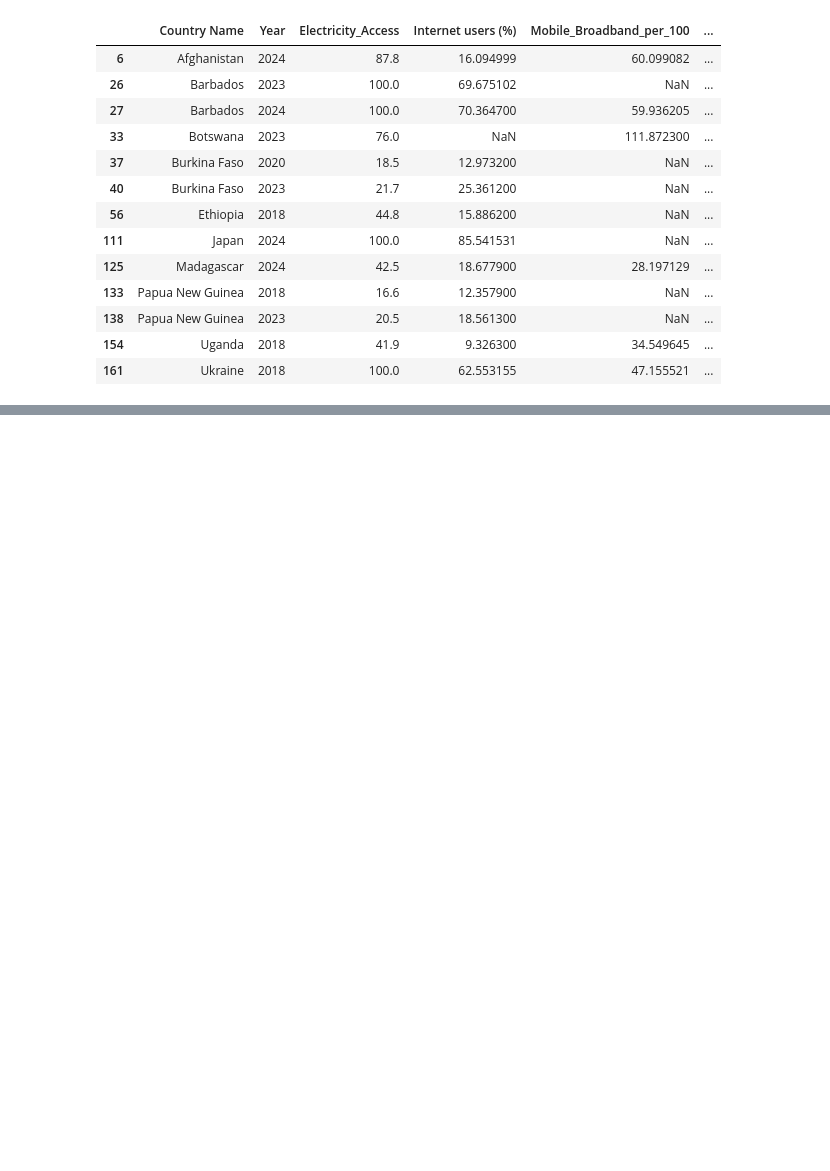
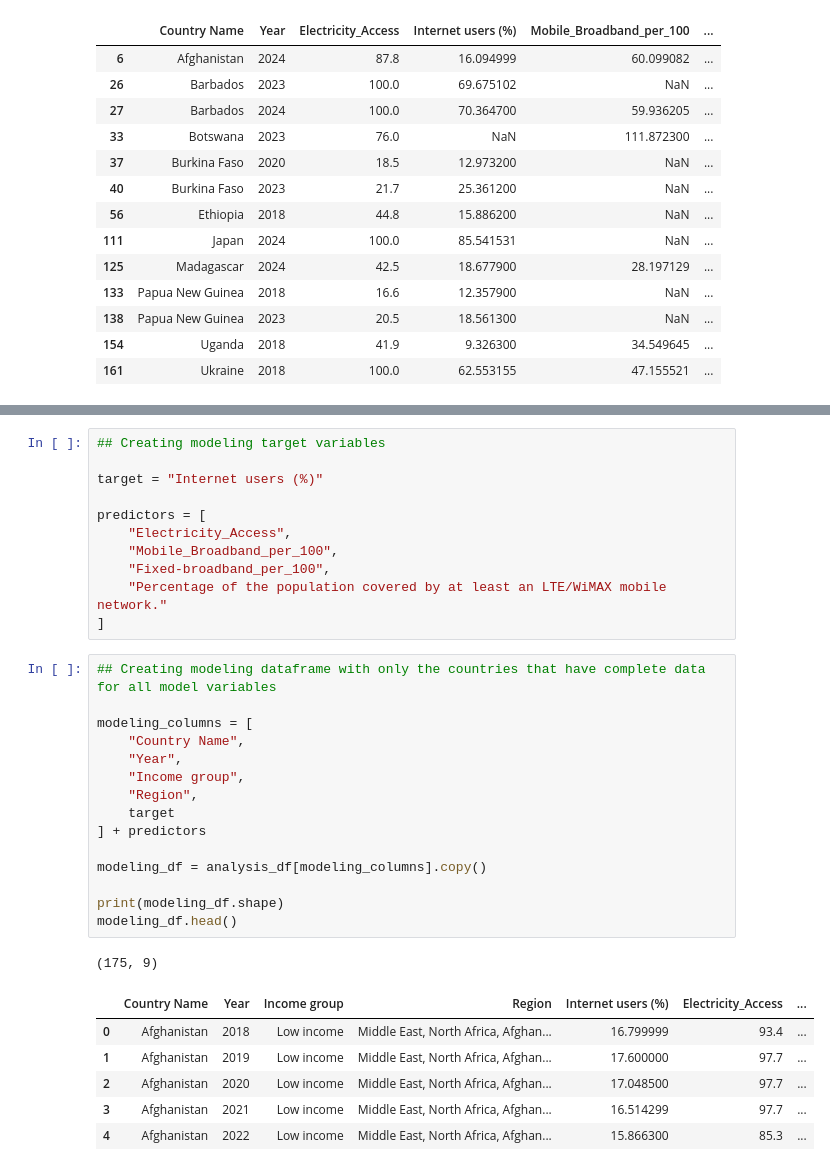
Before and after one commit to ajbunny/AI-Readiness-Governance-Capstone, a Jupyter notebook: notebooks/06_modeling_data_preparation.ipynb, the cells around one changed output, grey strips where cells are left out. Saved outputs shown, nothing was run; the diff lists cells and outputs as text; blank space fills up the shorter version.

```diff
--- a/notebooks/06_modeling_data_preparation.ipynb
+++ b/notebooks/06_modeling_data_preparation.ipynb
@@ -81,0 +91,34 @@ missing_records
+# %%
+## Creating modeling target variables
+
+target = "Internet users (%)"
+
+predictors = [
+    "Electricity_Access",
+    "Mobile_Broadband_per_100",
+    "Fixed-broadband_per_100",
+    "Percentage of the population covered by at least an LTE/WiMAX mobile network."
+]
+# %%
+## Creating modeling dataframe with only the countries that have complete data for all model variables
+
+modeling_columns = [
+    "Country Name",
+    "Year",
+    "Income group",
+    "Region",
+    target
+] + predictors
+
+modeling_df = analysis_df[modeling_columns].copy()
+
+print(modeling_df.shape)
+modeling_df.head()
+# %% [output]
+(175, 9)
+|  | Country Name | Year | Income group | Region | Internet users (%) | Electricity_Access | ... |
+| 0 | Afghanistan | 2018 | Low income | Middle East, North Africa, Afghan... | 16.799999 | 93.4 | ... |
+| 1 | Afghanistan | 2019 | Low income | Middle East, North Africa, Afghan... | 17.600000 | 97.7 | ... |
+| 2 | Afghanistan | 2020 | Low income | Middle East, North Africa, Afghan... | 17.048500 | 97.7 | ... |
+| 3 | Afghanistan | 2021 | Low income | Middle East, North Africa, Afghan... | 16.514299 | 97.7 | ... |
+| 4 | Afghanistan | 2022 | Low income | Middle East, North Africa, Afghan... | 15.866300 | 85.3 | ... |
```
Also changed, not shown: parts of 3 cells of this notebook, 1 other file.
